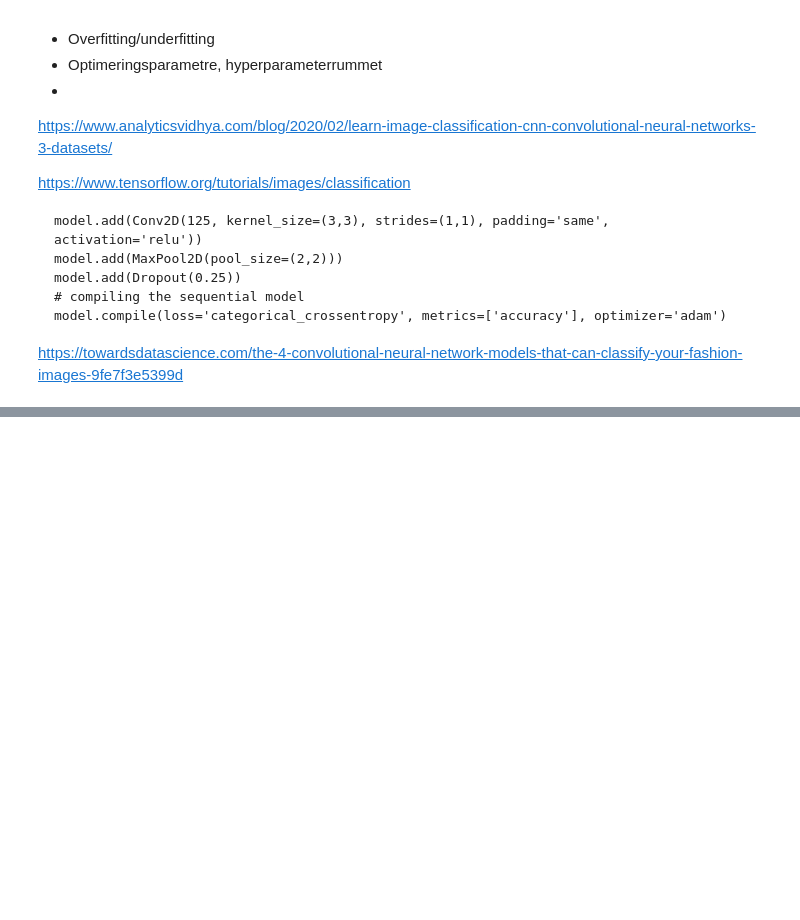
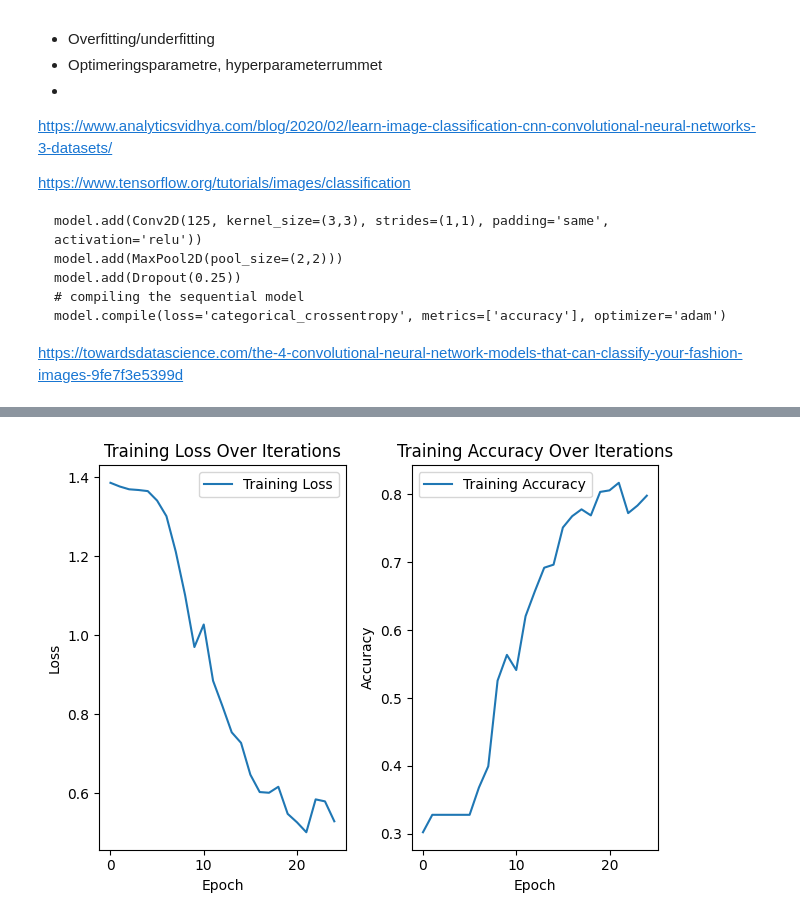
Before and after one commit to BjarkeKarlsen/mal12, a Jupyter notebook: O4/O4.ipynb, the cells around one changed output, grey strips where cells are left out. Cells and saved outputs as stored; diff of their text form; code cells hidden in the pictures; blank space fills up the shorter version.

```diff
--- a/O4/O4.ipynb
+++ b/O4/O4.ipynb
@@ -114,0 +159,89 @@ Category for image 0: Shine
+# %%
+from tensorflow.keras.models import Sequential
+from tensorflow.keras.layers import Conv2D, MaxPooling2D, Flatten, Dense
+from tensorflow.keras.utils import to_categorical, plot_model
+from sklearn.model_selection import StratifiedKFold
+
+# Assuming 'X_train', 'X_test', 'y_train', and 'y_test' have been preprocessed as shown in your code
+# Use 'to_categorical' with num_classes=4 for the correct number of classes
+def createModel():
+    model = Sequential()
+    model.add(Conv2D(32, (3, 3), padding="same", activation='relu', input_shape=(128, 128, 3)))
+    model.add(MaxPooling2D((2, 2)))
+    model.add(Conv2D(64, (3, 3), padding="same", activation='relu'))
+    model.add(MaxPooling2D((2, 2)))
+    model.add(Conv2D(64, (3, 3), padding="same", activation='relu'))
+    model.add(MaxPooling2D((2, 2)))
+    model.add(Conv2D(64, (3, 3), padding="same", activation='relu'))
+    model.add(Flatten())
+    model.add(Dense(64, activation='relu'))
+    model.add(Dense(4, activation='softmax'))  # Change to 4 for your 4 classes
+
+    # Plot the model
+    plot_model(model, to_file='model_plot.png', show_shapes=True, show_layer_names=True)
+
+    model.compile(optimizer='adam', loss='categorical_crossentropy', metrics=['accuracy'])
+    return model
+
+model = createModel()
+
+# Train the model
+#model.fit(X_train, y_train, epochs=10, batch_size=32, validation_data=(X_test, y_test))
+
+
+
+folds = 2
+kfold = StratifiedKFold(n_splits=folds, shuffle=True, random_state=42)
+test_accuracy = []
+
+train_losses = []
+train_accuracies = []
+
+
+for train, val in kfold.split(X_train, y_train.argmax(1)):
+
+    model = createModel()
+
+    X_train_kfold, x_val_kfold = X_train[train], X_train[val]
+    y_train_kfold, y_val_kfold = y_train[train], y_train[val]
+
+    fold_train_losses = []
+    fold_train_accuracies = []
+
+    for epoch in range(25):
+        history = model.fit(X_train_kfold, y_train_kfold, epochs=1, batch_size=64, verbose=0)
+
+        fold_train_losses.append(history.history['loss'][0])
+        fold_train_accuracies.append(history.history['accuracy'][0])
+
+    train_losses.append(fold_train_losses)
+    train_accuracies.append(fold_train_accuracies)
+
+
+    test_loss, test_accuracy = model.evaluate(X_test, y_test)
+
+avg_accuracy = np.mean(test_accuracy)
+print(f'Test average accuracy: {avg_accuracy}')
+
+train_losses = np.array(train_losses)
+train_accuracies = np.array(train_accuracies)
+
+# Plot Training Loss
+plt.subplot(1, 2, 1)
+plt.plot(np.mean(train_losses, axis=0), label='Training Loss')
+plt.title('Training Loss Over Iterations')
+plt.xlabel('Epoch')
+plt.ylabel('Loss')
+plt.legend()
+
+# Plot Training Accuracy
+plt.subplot(1, 2, 2)
+plt.plot(np.mean(train_accuracies, axis=0), label='Training Accuracy')
+plt.title('Training Accuracy Over Iterations')
+plt.xlabel('Epoch')
+plt.ylabel('Accuracy')
+plt.legend()
+
+plt.tight_layout()
+plt.show()
+# %% [output]
@@ -115,3 +251,4 @@ Category for image 0: Shine
+[figure, added]
 # %%
 import numpy as np
 from sklearn.linear_model import SGDClassifier
```
Also changed, not shown: parts of 10 cells of this notebook.
